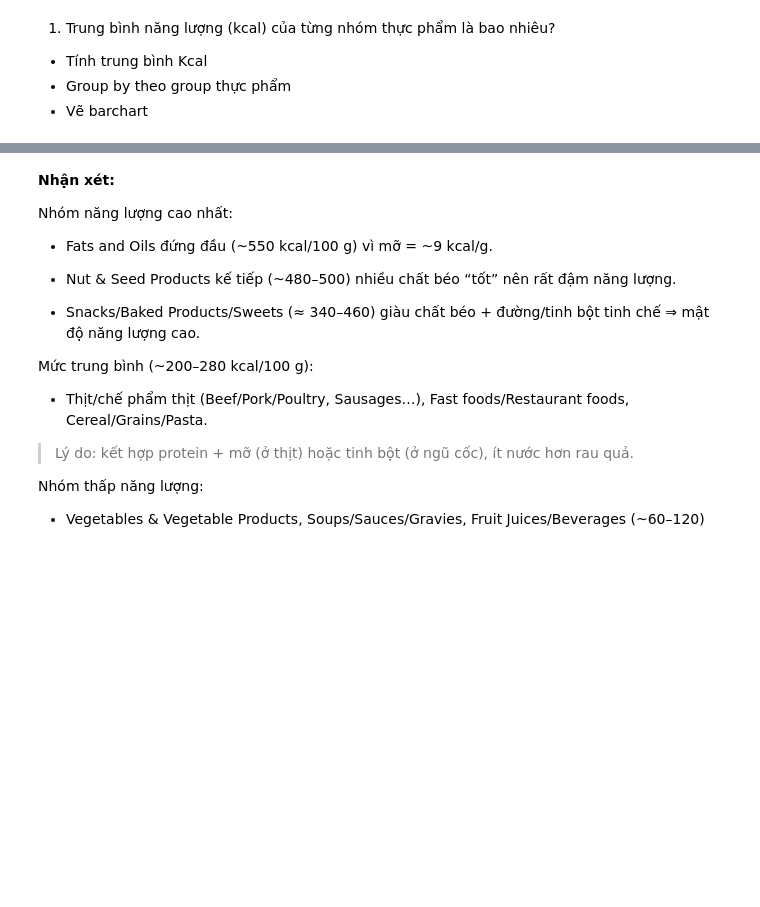
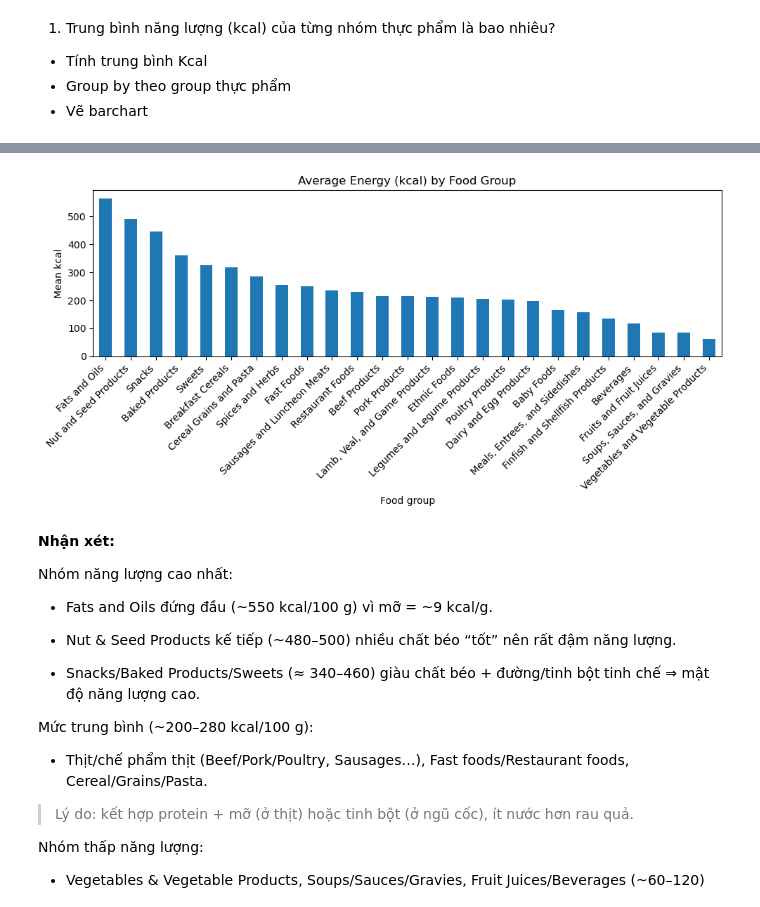
Before and after one commit to aquattda/LTT_DA, a Jupyter notebook: Lab/Lab5_BOOK_Chapter13/13_4.ipynb, the cells around one changed output, grey strips where cells are left out. Saved outputs shown, nothing was run; the diff lists cells and outputs as text; code cells hidden in the pictures; blank space fills up the shorter version.

```diff
--- a/Lab/Lab5_BOOK_Chapter13/13_4.ipynb
+++ b/Lab/Lab5_BOOK_Chapter13/13_4.ipynb
@@ -293,3 +214,61 @@ plt.show()
+# %%
+import pandas as pd
+import numpy as np
+import matplotlib.pyplot as plt
+
+# ===== 1) Tạo bảng INFO & NUTRIENTS_DF từ `db` =====
+# db: list[dict] có keys như: id, description, group, manufacturer, portions, nutrients (list[dict])
+foods = pd.DataFrame(db)
+
+# Bảng "info" chỉ giữ meta (không gồm mảng nutrients)
+info = foods[["id", "description", "group", "manufacturer"]].copy()
+
+# Explode mảng nutrients -> dạng dài
+tmp = foods[["id", "group", "description", "manufacturer", "nutrients"]].explode("nutrients", ignore_index=True)
+
+# Tách các trường bên trong mỗi nutrient (value, units, description, group)
+nut = pd.json_normalize(tmp["nutrients"]).rename(
+    columns={"description": "nutrient_desc", "group": "nutrient_group"}
+)
+nutrients_df = pd.concat([tmp.drop(columns=["nutrients"]), nut], axis=1)
+
+# (Tuỳ chọn) xem nhanh
+# display(info.head())
+# display(nutrients_df.head())
+
+# ===== 2) Ví dụ: Tính Average Energy (kcal) theo Food Group =====
+x = nutrients_df.copy()
+x["_desc_l"]  = x["nutrient_desc"].astype(str).str.casefold()
+x["_units_l"] = x["units"].astype(str).str.lower()
+
+# Chỉ lấy "Energy"; quy đổi kJ -> kcal
+is_energy = (x["_desc_l"].eq("energy")) | (x["nutrient_group"].astype(str).str.casefold().eq("energy"))
+energy = x.loc[is_energy, ["id", "value", "units"]].copy()
+energy["kcal"] = np.where(energy["units"].str.lower().eq("kj"),
+                          energy["value"] / 4.184,  # kJ -> kcal
+                          energy["value"])
+
+# Mỗi món (id) lấy 1 giá trị kcal (nếu trùng thì lấy max; có thể đổi thành mean)
+kcal_per_id = (energy.groupby("id", as_index=False)["kcal"].max())
+
+# Join với nhóm thực phẩm rồi tính trung bình theo group
+df = info[["id", "group"]].drop_duplicates().merge(kcal_per_id, on="id", how="left")
+mean_kcal_by_group = (df.groupby("group", dropna=False)["kcal"]
+                        .mean()
+                        .sort_values(ascending=False)
+                        .round(2))
+
+# Vẽ barchart (Matplotlib)
+plt.figure(figsize=(10,5))
+mean_kcal_by_group.plot(kind="bar")
+plt.ylabel("Mean kcal")
+plt.xlabel("Food group")
+plt.title("Average Energy (kcal) by Food Group")
+plt.xticks(rotation=45, ha="right")
+plt.tight_layout()
+plt.show()
+# %% [output]
+[figure, added]
 # %% [markdown]
 **Nhận xét:**
 
```
Also changed, not shown: parts of 1 cell of this notebook, 7 other files.
